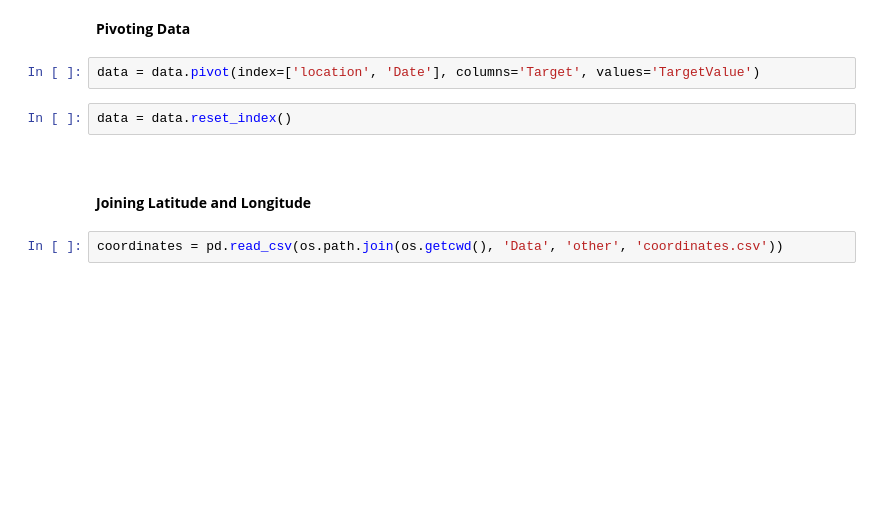
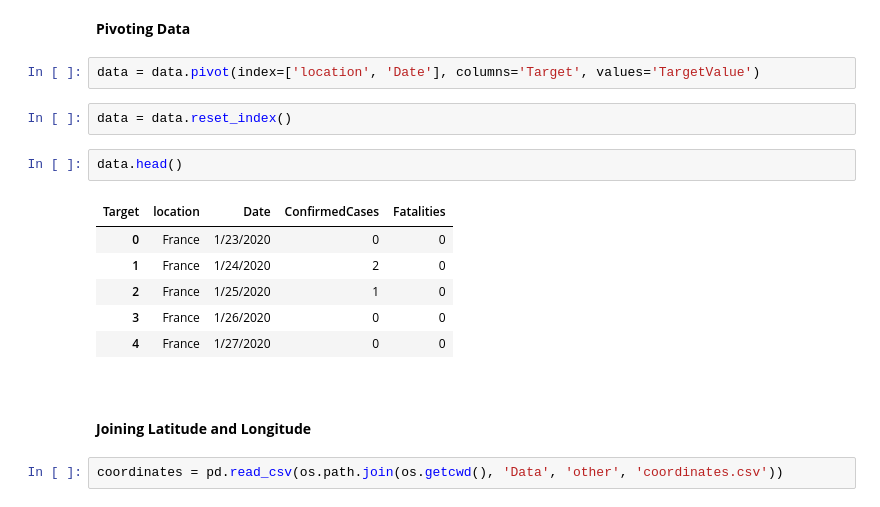
Before and after one commit to GuillemAmatCastello/Deep_Learning, a Jupyter notebook: Final Project/Code/Main.ipynb, the cells around one changed output. Saved outputs shown, nothing was run; the diff lists cells and outputs as text; blank space fills up the shorter version.

```diff
--- a/Final Project/Code/Main.ipynb
+++ b/Final Project/Code/Main.ipynb
@@ -83,6 +83,15 @@ data = data[data['Country_Region']=='Spain']
 data = data.pivot(index=['location', 'Date'], columns='Target', values='TargetValue')
 # %%
 data = data.reset_index()
+# %%
+data.head()
+# %% [output]
+| Target | location | Date | ConfirmedCases | Fatalities |
+| 0 | France | 1/23/2020 | 0 | 0 |
+| 1 | France | 1/24/2020 | 2 | 0 |
+| 2 | France | 1/25/2020 | 1 | 0 |
+| 3 | France | 1/26/2020 | 0 | 0 |
+| 4 | France | 1/27/2020 | 0 | 0 |
 # %% [markdown]
 <br>
 # %% [markdown]
```
Also changed, not shown: parts of 11 cells of this notebook.
